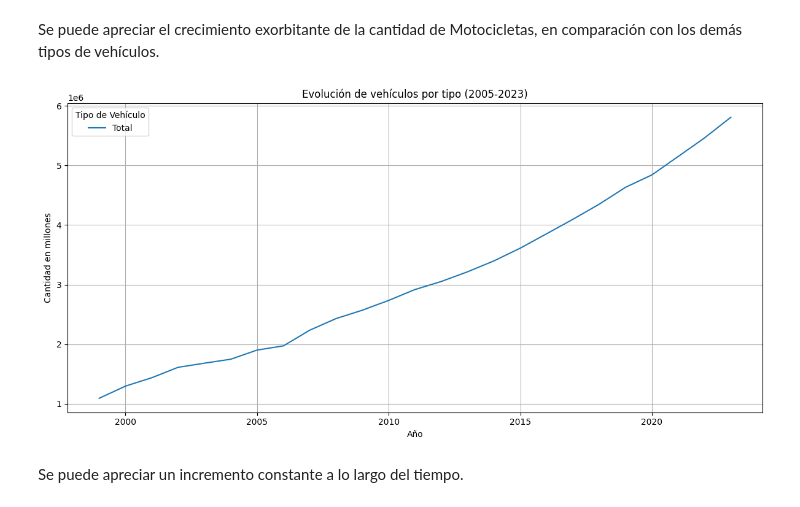
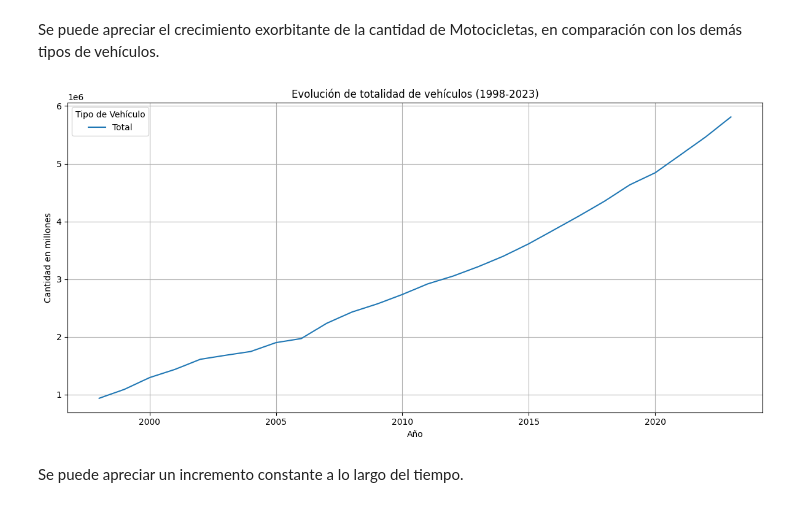
Before and after one commit to ngcarvajall/Accidentes_mortales_RD, a Jupyter notebook: Notebooks/Parque_vehicular.ipynb, the cells around one changed output. Drawn from its saved outputs; the diff is of its cells as text; code cells hidden in the pictures.

```diff
--- a/Notebooks/Parque_vehicular.ipynb
+++ b/Notebooks/Parque_vehicular.ipynb
@@ -432,20 +432,20 @@ Se puede apreciar el crecimiento exorbitante de la cantidad de Motocicletas, en
 # %%
 # aqui solo me quedo con el formato largo de la fila total
 df_long_total = total_history[-1:].melt(id_vars='Tipo',
                             var_name='Año',
                             value_name='Cantidad')
 
 plt.figure(figsize=(12, 6))
 sns.lineplot(data=df_long_total, x='Año', y='Cantidad', hue='Tipo')
-plt.title('Evolución de vehículos por tipo (2005-2023)')
+plt.title('Evolución de totalidad de vehículos (1998-2023)')
 plt.xlabel('Año')
 plt.ylabel('Cantidad en millones')
 plt.legend(title='Tipo de Vehículo')
 plt.grid(True)
 plt.tight_layout()
 plt.show()
 # %% [output]
-[figure, old version]
+[figure, new version]
 # %% [markdown]
 Se puede apreciar un incremento constante a lo largo del tiempo.
 # %%
```
Also changed, not shown: parts of 25 cells of this notebook, 2 other files.
